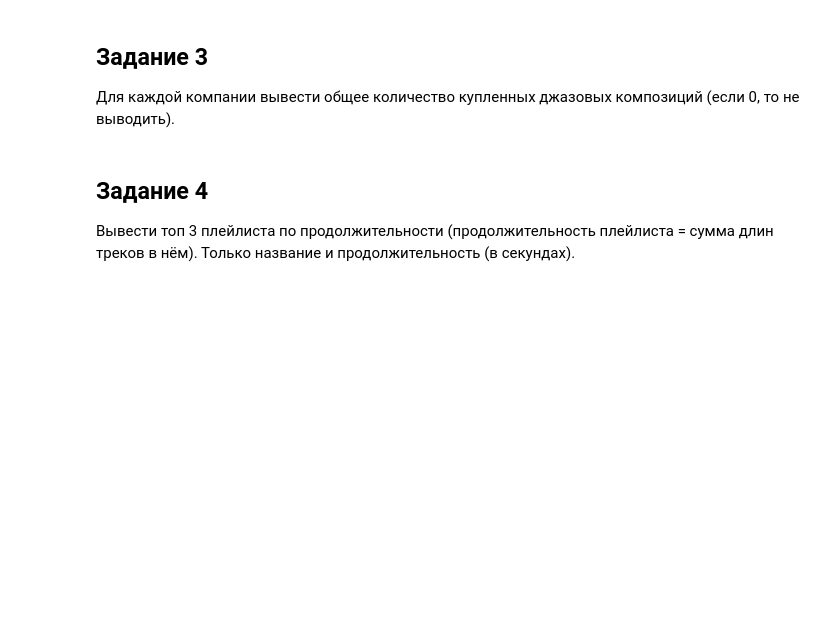
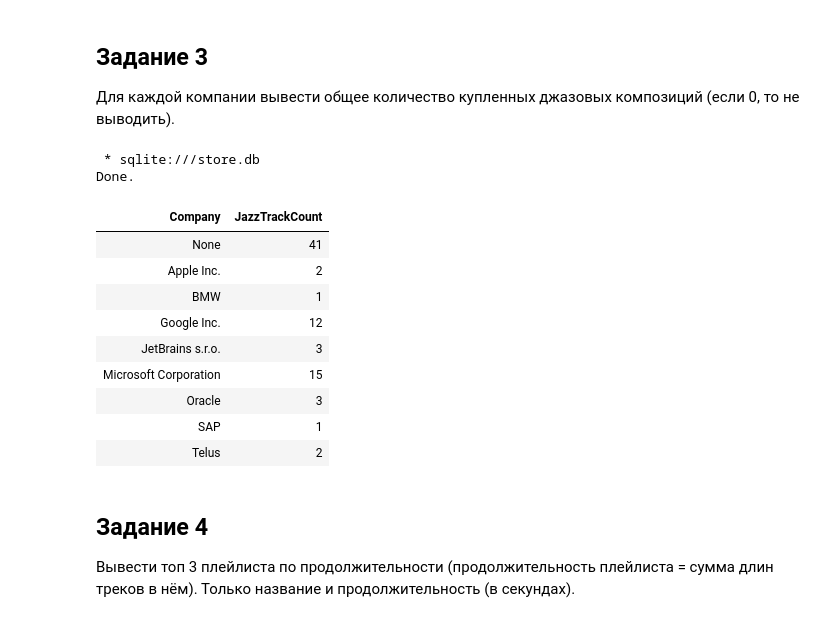
Before and after one commit to AstronomekDomansky/-.-1, a Jupyter notebook: _2.ipynb, the cells around one changed output. Cells and saved outputs as stored; diff of their text form; code cells hidden in the pictures; blank space fills up the shorter version.

```diff
--- a/_2.ipynb
+++ b/_2.ipynb
@@ -28,6 +74,28 @@ Done.
 # %% [markdown]
 ## Задание 3
 Для каждой компании вывести общее количество купленных джазовых композиций (если 0, то не выводить).
+# %%
+%%sql
+SELECT c.Company, COUNT(*) AS JazzTrackCount
+    FROM customers c
+JOIN invoices inv ON c.CustomerId = inv.CustomerId
+JOIN invoice_items ii ON inv.InvoiceId = ii.InvoiceId
+JOIN tracks t ON ii.TrackId = t.TrackId
+WHERE t.GenreId = (SELECT GenreId FROM genres WHERE Name = 'Jazz')
+GROUP BY c.Company;
+# %% [output]
+ * sqlite:///store.db
+Done.
+| Company | JazzTrackCount |
+| None | 41 |
+| Apple Inc. | 2 |
+| BMW | 1 |
+| Google Inc. | 12 |
+| JetBrains s.r.o. | 3 |
+| Microsoft Corporation | 15 |
+| Oracle | 3 |
+| SAP | 1 |
+| Telus | 2 |
 # %% [markdown]
 ## Задание 4
 Вывести топ 3 плейлиста по продолжительности (продолжительность плейлиста = сумма длин треков в нём). Только название и продолжительность (в секундах).
```
Also changed, not shown: parts of 6 cells of this notebook.
